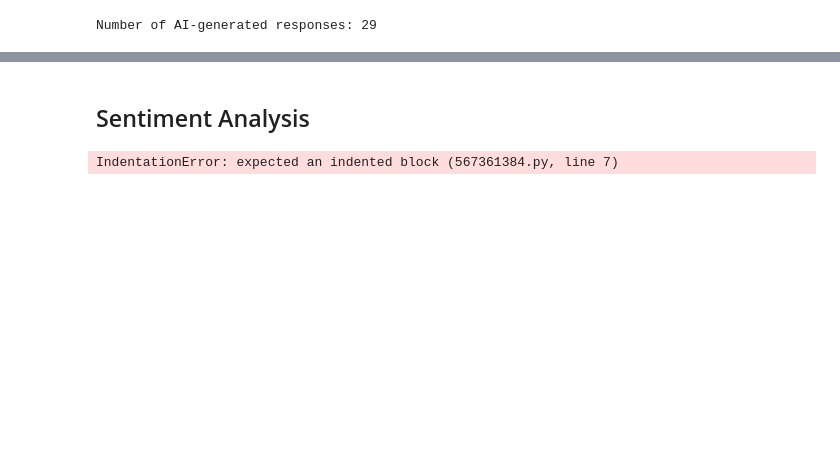
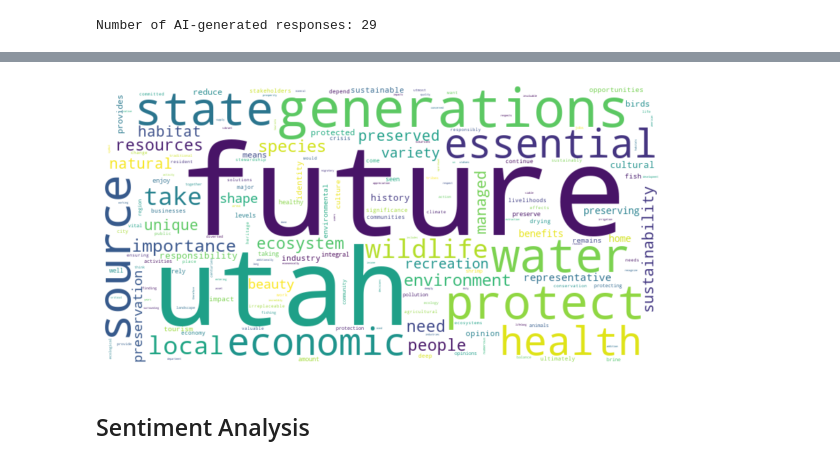
Before and after one commit to jerhadf/GreatSaltLakeCrisisAnalysis, a Jupyter notebook: viz_airesponses.ipynb, the cells around one changed output, grey strips where cells are left out. Saved outputs shown, nothing was run; the diff lists cells and outputs as text; code cells hidden in the pictures; blank space fills up the shorter version.

```diff
--- a/viz_airesponses.ipynb
+++ b/viz_airesponses.ipynb
@@ -158,19 +602,18 @@ plt.show()
+# %%
+from wordcloud import WordCloud
+
+# Convert the DataFrame to a dictionary to generate the word cloud
+word_dict = dict(zip(word_counts['word'], word_counts['frequency']))
+
+# Create a word cloud
+wordcloud = WordCloud(width=800, height=400, colormap='viridis', background_color='white').generate_from_frequencies(word_dict)
+
+# Display the word cloud
+plt.figure(figsize=(10, 8))
+plt.imshow(wordcloud, interpolation='bilinear')
+plt.axis('off')
+plt.show()
+# %% [output]
+[figure, added]
 # %% [markdown]
 ## Sentiment Analysis
-# %%
-# A sentiment analysis of the content of each article
-def get_sentiment(text):
-    # Create a TextBlob object from the text blob = TextBlob(text)
-    # # Return the polarity and subjectivity as a tuple return (blob.sentiment.polarity, blob.sentiment.subjectivity)
-
-# Apply the function to each row of the dataframe and assign the results to two new columns
-df[['polarity', 'subjectivity']] = df['content'].apply(get_sentiment).apply(pd.Series)
-
-# Plot the polarity and subjectivity of each article as a scatter plot
-plt.figure(figsize=(10, 6))
-sns.scatterplot(x='polarity', y='subjectivity', data=df)
-plt.xlabel('Polarity')
-plt.ylabel('Subjectivity')
-plt.title('Sentiment Analysis of Articles')
-# %% [output]
-IndentationError: expected an indented block (567361384.py, line 7)
```
Also changed, not shown: parts of 49 cells of this notebook, 7 other files.
